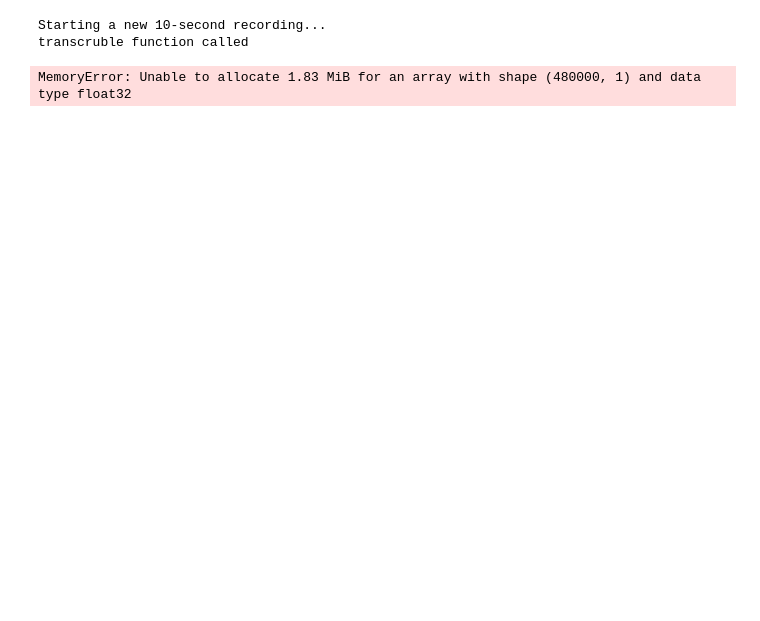
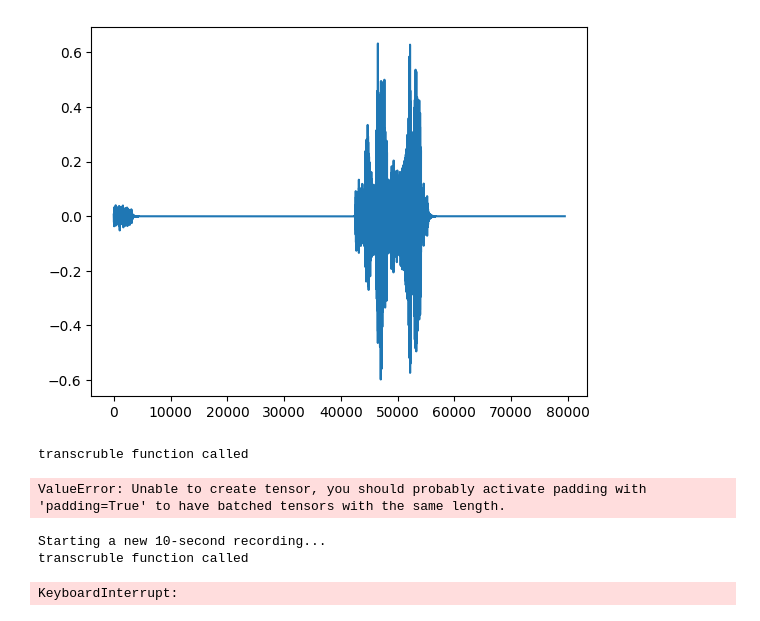
Before and after one commit to TIANCHEN14/transcript_analytics, a Jupyter notebook: notebook/VAC_example/VAC_audio_with_whisper.ipynb, the cells around one changed output. Cells and saved outputs as stored; diff of their text form; code cells hidden in the pictures; blank space fills up the shorter version.

Commit message:
VAC intercpt finished, we can at least scan one radio out of a time

```diff
--- a/notebook/VAC_example/VAC_audio_with_whisper.ipynb
+++ b/notebook/VAC_example/VAC_audio_with_whisper.ipynb
@@ -27,5 +13,29 @@ def transcrible_audio(audio_array, model, processor):
+# %%
+def transcribe_audio(audio_array, model, processor):
+    # transcrible audio using whisper model
+    print("transcribe function called")
+
+    inputs = processor(audio_array , sampling_rate = 16000 , return_tensors = 'pt')
+    inputs = inputs.to('cuda')
+
+    print("start to transcrpting")
+
+    # generated new ids base on the inputs
+    output_ids = model.generate(inputs)
+
+    # Decode tokens
+    output_text = processor.batch_decode(output_ids, skip_special_tokens = True)
+
+    return output_text[0]
+# %%
+def audio_callback(indata, frames, time, status):
+    if status:
+        print(status)
+    # Append the incoming audio data to the global list
+    global audio_data
+    audio_data.append(indata.copy())
 # %%
-def record_audio(duration = 10 , model = None, processor = None):
+def record_audio(duration = 5 , model = None, processor = None):
     # define global variable for all audio samples
     global audio_data
     audio_data = []
@@ -34,20 +44,40 @@ def record_audio(duration = 10 , model = None, processor = None):
     sampling_rate = 16000
     channels = 1 # mono channels
 
-    # record for 10s
-    record = sd.rec(int(duration * 16000) , samplerate = 16000 , channels = 1)
+    # Start the stream
+    with sd.InputStream(callback=audio_callback, samplerate=sampling_rate, channels=channels):
+        sd.sleep(duration * 1000)  # Sleep for the duration of the recording
+
+    audio_array = np.concatenate(audio_data)
+    audio_array = audio_array.squeeze()
+    transcription = transcribe_audio(audio_array, model, processor)
 
     sd.wait()
-    transcription = transcrible_audio(record, model, processor)
+    #transcription = transcribe_audio(record, model, processor)
     return transcription
+
+    #return audio_array
+# %%
+transcription = record_audio(5, model=model, processor=processor)
+
+import matplotlib.pyplot as plt
+plt.plot(transcription)
+plt.show()
+# %% [output]
+[figure, added]
+# %%
+trans = transcribe_audio(transcription, model, processor)
+# %% [output]
+transcruble function called
+ValueError: Unable to create tensor, you should probably activate padding with 'padding=True' to have batched tensors with the same length.
 # %%
 while True:
     print("Starting a new 10-second recording...")
-    transcription = record_audio(10, model=model, processor=processor)
+    transcription = record_audio(5, model=model, processor=processor)
     print("Recording completed. Transcription:", transcription)
     print("Waiting for the next recording...")
     sd.sleep(10)  # Delay before the next recording
 # %% [output]
 Starting a new 10-second recording...
 transcruble function called
-MemoryError: Unable to allocate 1.83 MiB for an array with shape (480000, 1) and data type float32
+KeyboardInterrupt:
```
Also changed, not shown: parts of 5 cells of this notebook, 2 other files.
